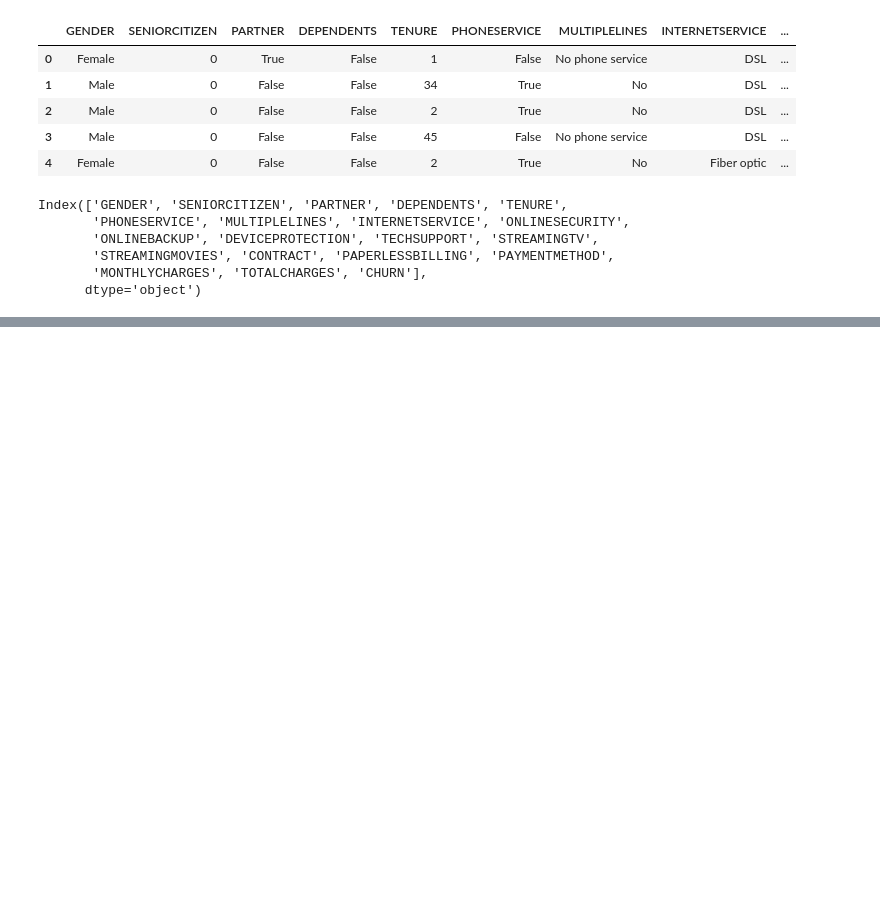
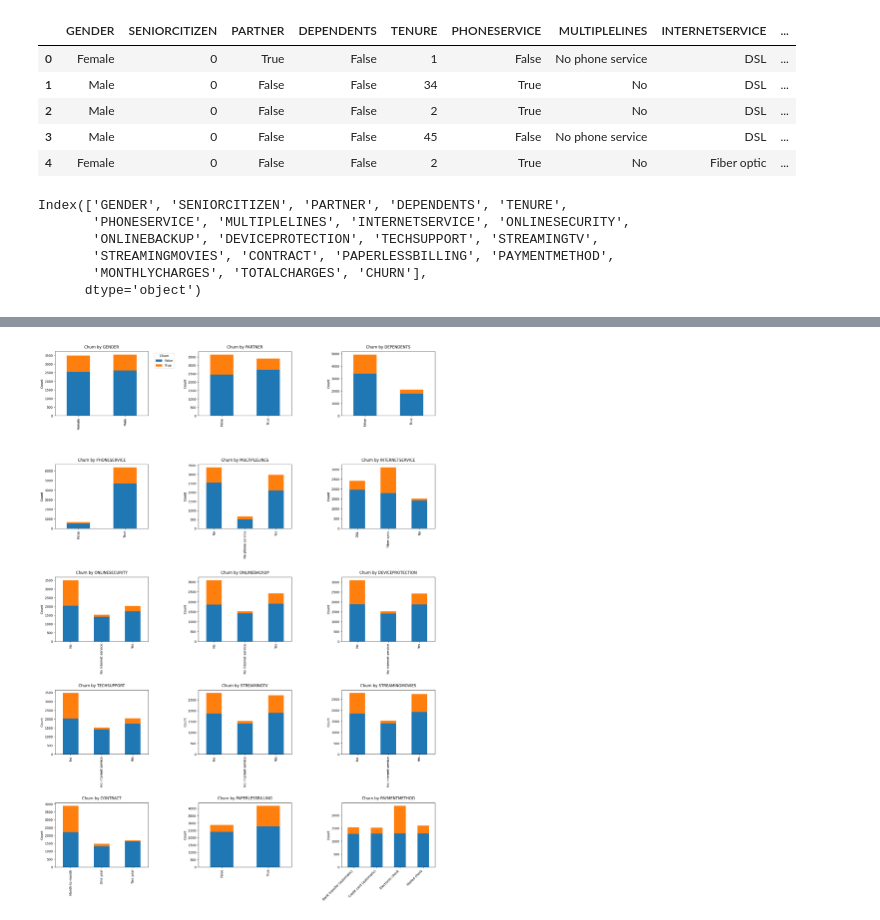
Before and after one commit to Soha-n/Feature-Engineering-with-Snowflake-and-Feature-Store, a Jupyter notebook: Feature_Engineering_Using_Snowflake_and_Feature_Stores_in_colab.ipynb, the cells around one changed output, grey strips where cells are left out. Cells and saved outputs as stored; diff of their text form; code cells hidden in the pictures; blank space fills up the shorter version.

```diff
--- a/Feature_Engineering_Using_Snowflake_and_Feature_Stores_in_colab.ipynb
+++ b/Feature_Engineering_Using_Snowflake_and_Feature_Stores_in_colab.ipynb
@@ -207,3 +208,16 @@ Index(['GENDER', 'SENIORCITIZEN', 'PARTNER', 'DEPENDENTS', 'TENURE',
        'STREAMINGMOVIES', 'CONTRACT', 'PAPERLESSBILLING', 'PAYMENTMETHOD',
        'MONTHLYCHARGES', 'TOTALCHARGES', 'CHURN'],
       dtype='object')
+# %%
+import pandas as pd
+
+# For each categorical feature, calculate churn rate by category
+categorical_features = ['GENDER', 'PARTNER', 'DEPENDENTS', 'PHONESERVICE',
+                       'MULTIPLELINES', 'INTERNETSERVICE', 'ONLINESECURITY',
+                       'ONLINEBACKUP', 'DEVICEPROTECTION', 'TECHSUPPORT',
+                       'STREAMINGTV', 'STREAMINGMOVIES', 'CONTRACT',
+                       'PAPERLESSBILLING', 'PAYMENTMETHOD']
+
+for feature in categorical_features:
+    print(f"\nChurn rates by {feature}:")
+    print(df.groupby(feature)['CHURN'].mean().sort_values(ascending=False))
@@ -209,0 +242,29 @@ Index(['GENDER', 'SENIORCITIZEN', 'PARTNER', 'DEPENDENTS', 'TENURE',
+# %%
+n_features = len(categorical_features)
+n_cols = 3
+n_rows = (n_features + n_cols - 1) // n_cols
+
+plt.figure(figsize=(18, 5*n_rows))
+
+for i, feature in enumerate(categorical_features, 1):
+    plt.subplot(n_rows, n_cols, i)
+
+    ctab = pd.crosstab(df[feature], df['CHURN'])
+    ctab.plot(kind='bar', stacked=True, ax=plt.gca())
+
+    plt.title(f'Churn by {feature}', pad=10)
+    plt.ylabel('Count')
+    plt.xlabel('')
+
+    if len(ctab.index) > 3:
+        plt.xticks(rotation=45, ha='right')
+
+    if i != 1:
+        plt.legend().remove()
+    else:
+        plt.legend(title='Churn', bbox_to_anchor=(1.05, 1), loc='upper left')
+
+plt.tight_layout(pad=3.0)
+plt.show()
+# %% [output]
+[figure, added]
```
Also changed, not shown: parts of 19 cells of this notebook.
